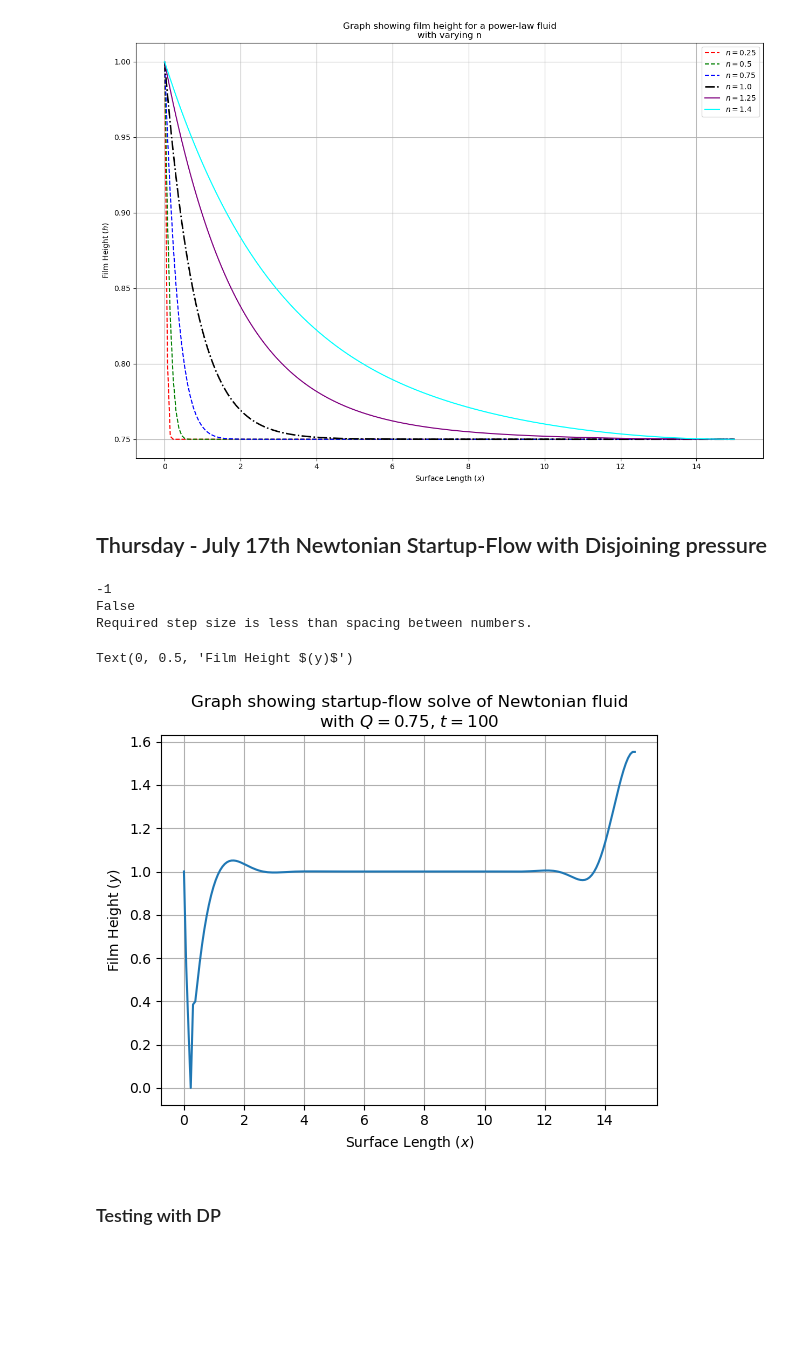
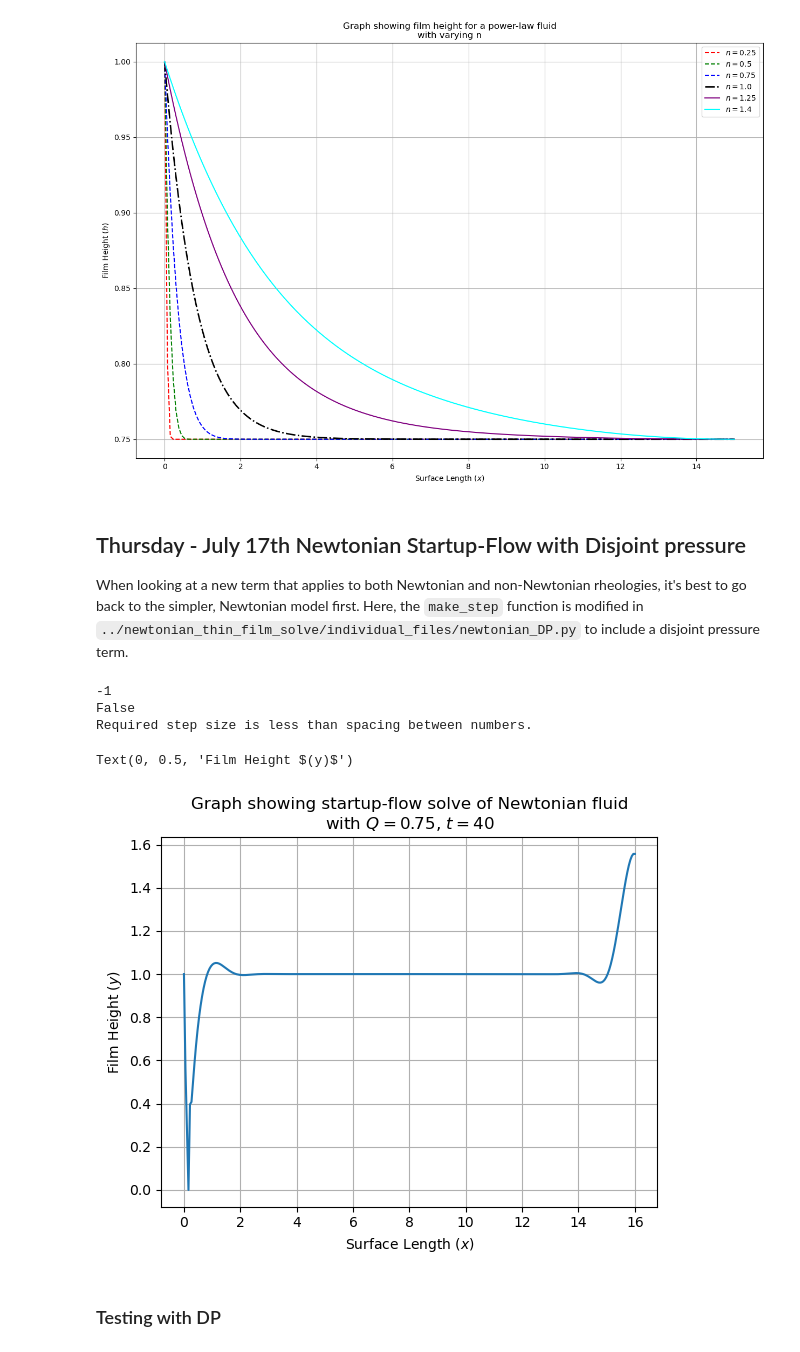
Before and after one commit to jrobo-gith/Independent-project-code, a Jupyter notebook: collection.ipynb, the cells around one changed output. Saved outputs shown, nothing was run; the diff lists cells and outputs as text; code cells hidden in the pictures; blank space fills up the shorter version.

````diff
--- a/collection_overall.ipynb
+++ b/collection.ipynb
@@ -224,7 +124,8 @@ Time for a test run...
 try:
     args = [newt_make_step, GV['dx'], 3, GV['Q'], None, None]
     h_initial = np.ones(GV['N']) * GV['h0']
-    t_span = GV['t-span']
+    min_t = GV['t-span'][f"{GV['L']}"]
+    t_span = (0, min_t)
 
     sol = solve_ivp(fun=FVM_RHS, args=(args,), y0=h_initial, t_span=t_span, method='BDF', rtol=1e-6, atol=1e-8)
 
@@ -324,7 +190,8 @@ def PL_make_step(h, i, args):
 # %%
-n = 1.4
+n = 1.1
 h_initial = np.ones(GV['N']) * GV['h0']
-t_span = GV['t-span']
+min_t = GV['t-span'][f"{GV['L']}"]
+t_span = (0, min_t)
 args = [PL_make_step, GV['dx'], None, GV['Q'], None, n]
 
 sol = solve_ivp(fun=FVM_RHS, y0=h_initial, t_span=t_span, args=(args,), method='BDF', rtol=1e-6, atol=1e-8)
@@ -373,27 +240,6 @@ ax.set_title(f"Graph showing film height for a power-law fluid\nwith varying n")
 Text(0.5, 1.0, 'Graph showing film height for a power-law fluid\nwith varying n')
 [figure]
 # %% [markdown]
-## Thursday - July 17th Newtonian Startup-Flow with Disjoining pressure
+## Thursday - July 17th Newtonian Startup-Flow with Disjoint pressure
+
+When looking at a new term that applies to both Newtonian and non-Newtonian rheologies, it's best to go back to the simpler, Newtonian model first. Here, the ```make_step``` function is modified in ```../newtonian_thin_film_solve/individual_files/newtonian_DP.py``` to include a disjoint pressure term.
-# %%
-def newt_DP_make_step(h, i, args):
-    """
-    Try, excepts are for the BCs, as q_minus won't be computable for BCs at the start and q_plus won't be computable
-    for BCs at the end.
-    """
-
-    _, dx, pwr, Q, A, n = args
-
-    Dx = 1/dx**3
-    try:
-        disjoint_pressure_term = -A/(6*np.pi*h[i]**3)
-        non_linear_term =  ((h[i] + h[i+1])/2)**pwr
-        q_plus = Dx * non_linear_term * (-h[i-1] + 3*h[i] - 3*h[i+1] + h[i+2] - disjoint_pressure_term) + h[i]
-    except IndexError: q_plus = 0
-
-    try:
-        disjoint_pressure_term = -A/(6*np.pi*h[i-1]**3)
-        non_linear_term =  ((h[i] + h[i-1])/2)**pwr
-        q_minus = Dx * non_linear_term * (-h[i-2] + 3*h[i-1] - 3*h[i] + h[i+1] - disjoint_pressure_term) + h[i-1]
-    except IndexError: q_minus = 0
-
-    return q_plus, q_minus
@@ -401,7 +249,8 @@ def newt_DP_make_step(h, i, args):
 try:
     args = [newt_DP_make_step, GV['dx'], 3, GV['Q'], 0.1, None]
     h_initial = np.ones(GV['N']) * GV['h0']
-    t_span = GV['t-span']
+    min_t = GV['t-span'][f"{GV['L']}"]
+    t_span = (0, min_t)
 
     sol = solve_ivp(fun=FVM_RHS, args=(args,), y0=h_initial, t_span=t_span, method='BDF', rtol=1e-6, atol=1e-8)
 
@@ -417,13 +266,13 @@ False
 Required step size is less than spacing between numbers.
 # %%
 plt.plot(GV['x'], sol.y[:, -1])
-plt.title(f"Graph showing startup-flow solve of Newtonian fluid\nwith $Q={GV['Q']}$, $t={GV['t-span'][1]}$")
+plt.title(f"Graph showing startup-flow solve of Newtonian fluid\nwith $Q={GV['Q']}$, $t={t_span[1]}$")
 plt.grid(True)
 plt.xlabel('Surface Length $(x)$')
 plt.ylabel('Film Height $(y)$')
 # %% [output]
 Text(0, 0.5, 'Film Height $(y)$')
-[figure, old version]
+[figure, new version]
 # %% [markdown]
 ### Testing with DP
 # %%
````
Also changed, not shown: parts of 36 cells of this notebook, 21 other files.
